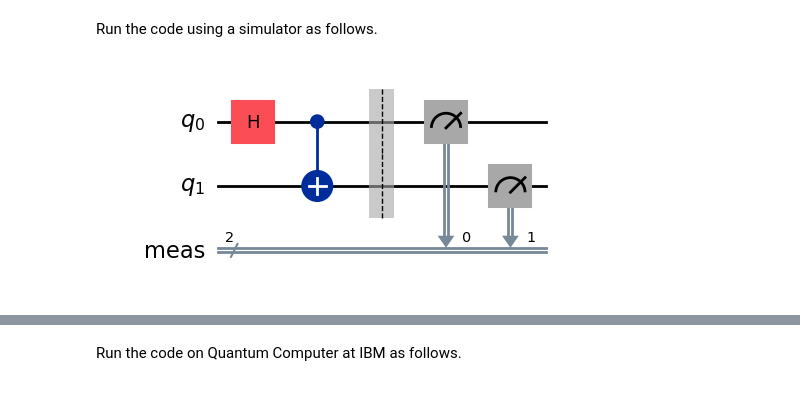
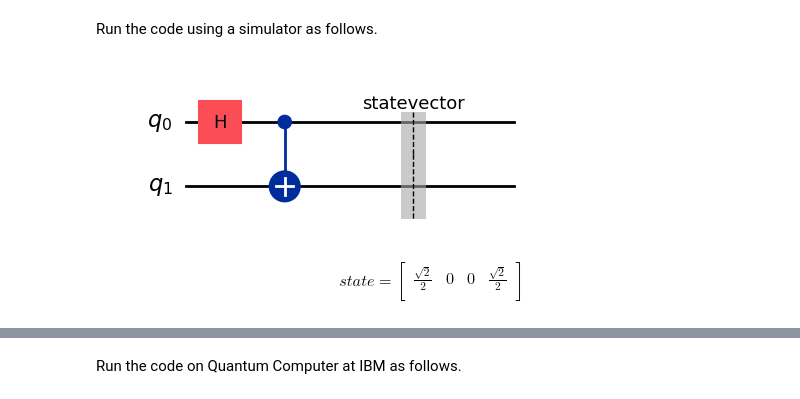
Before and after one commit to yasuhiroinoue/AppMathSci, a Jupyter notebook: 応用数理(Adv_01).ipynb, the cells around one changed output, grey strips where cells are left out. Cells and saved outputs as stored; diff of their text form; code cells hidden in the pictures.

```diff
--- a/応用数理(Adv_01).ipynb
+++ b/応用数理(Adv_01).ipynb
@@ -15,9 +59,9 @@ Run the code using a simulator as follows.
 # %%
 # Create a 2-qubit circuit
 circuit = QuantumCircuit(2)
 circuit.h(0)  # Apply Hadamard gate
 circuit.cx(0, 1)  # Apply CNOT gate
-circuit.measure_all()
+circuit.save_statevector()
 circuit.draw('mpl')
 # %% [output]
-[figure, old version]
+[figure, new version]
@@ -26,0 +68,11 @@ backend = FakeManilaV2()
+# %%
+state = Statevector_Simulator(circuit)
+# 状態ベクトルを表示
+array_to_latex(state, prefix="state = ")
+# %% [output]
+$$
+state =
+\begin{bmatrix}
+\frac{\sqrt{2}}{2} & 0 & 0 & \frac{\sqrt{2}}{2}  \\
+ \end{bmatrix}
+$$
```
Also changed, not shown: parts of 9 cells of this notebook.
